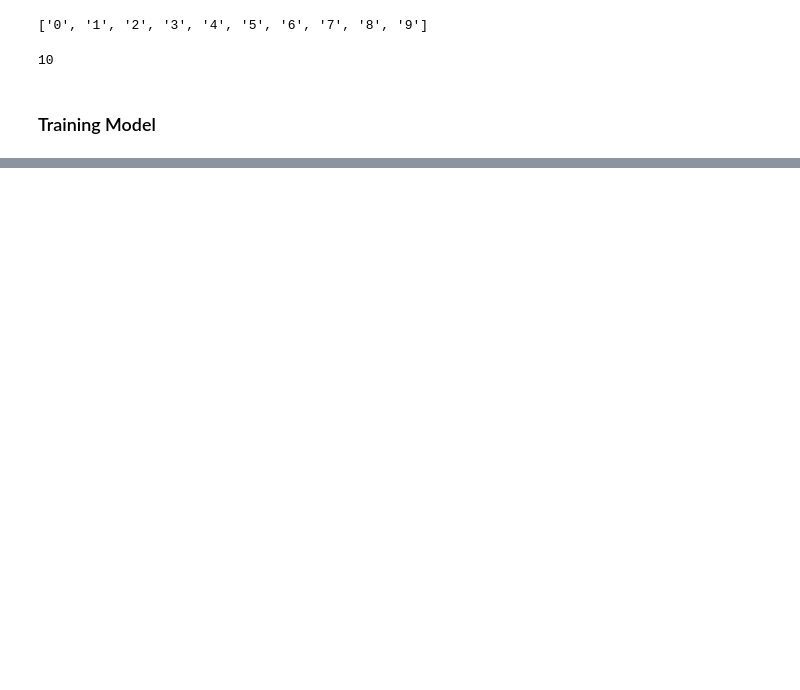
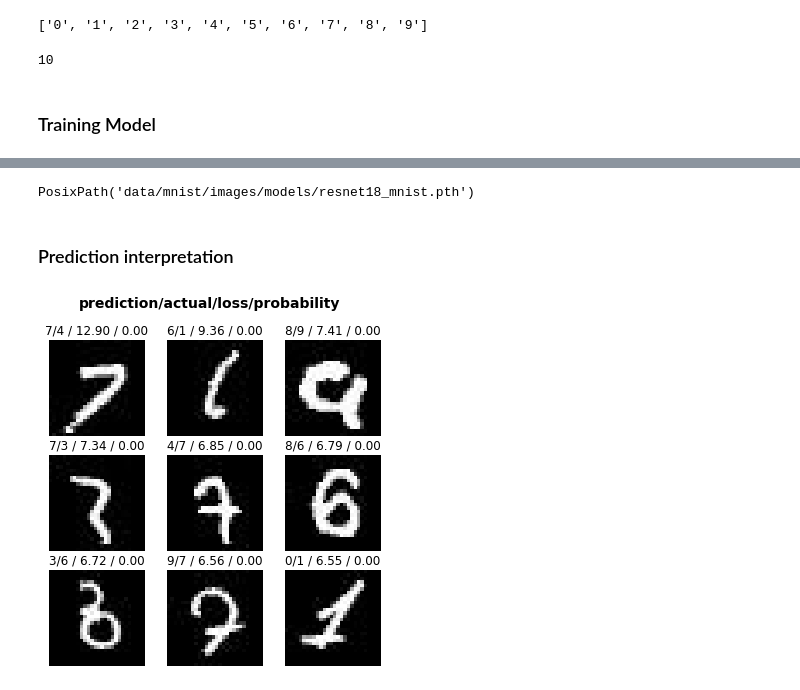
Before and after one commit to mdalvi/fast-ai-lessons, a Jupyter notebook: course-v3/nbs/dl1/lesson1_exercise.ipynb, the cells around one changed output, grey strips where cells are left out. Drawn from its saved outputs; the diff is of its cells as text; code cells hidden in the pictures; blank space fills up the shorter version.

```diff
--- a/course-v3/nbs/dl1/lesson1_exercise.ipynb
+++ b/course-v3/nbs/dl1/lesson1_exercise.ipynb
@@ -148,0 +148,15 @@ KeyboardInterrupt:
+# %%
+learn.save('resnet18_mnist', return_path=True)
+# %% [output]
+PosixPath('data/mnist/images/models/resnet18_mnist.pth')
+# %% [markdown]
+### Prediction interpretation
+# %%
+learn = cnn_learner(dataset, vision_models.resnet34, metrics=[accuracy, error_rate])
+learn.load('resnet34_mnist');
+# %%
+cls_interpreter = ClassificationInterpretation.from_learner(learn)
+# %%
+cls_interpreter.plot_top_losses(k=9, figsize=(6, 6))
+# %% [output]
+[figure, added]
```
Also changed, not shown: parts of 25 cells of this notebook, 4 other files.
